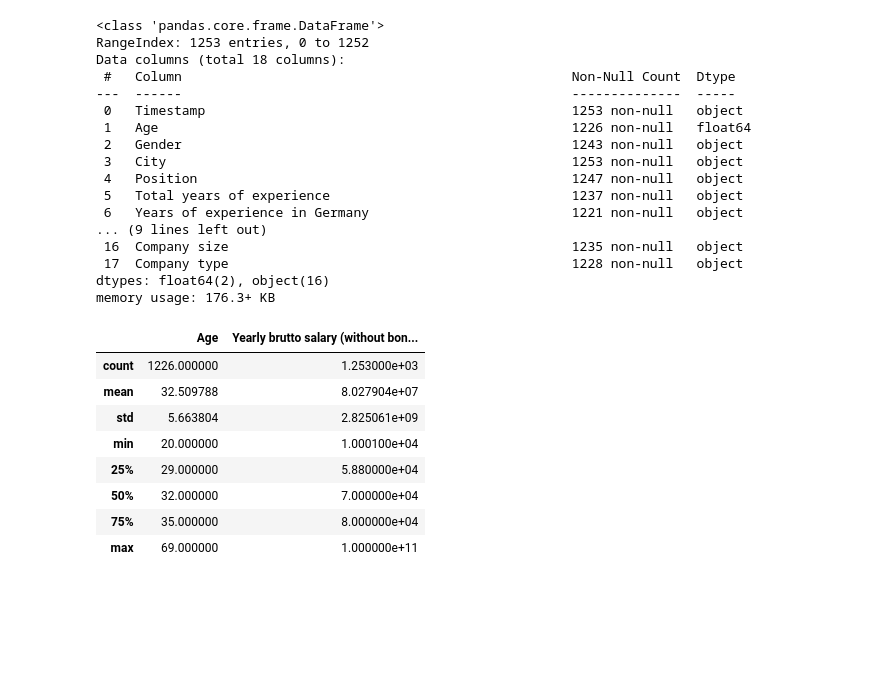
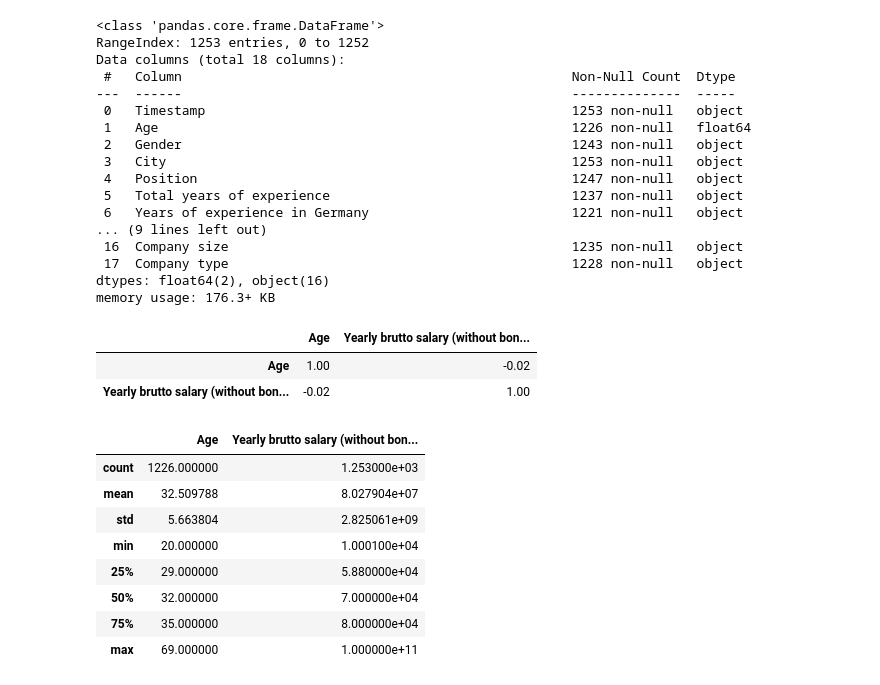
Before and after one commit to SidhST12/ItML_Asn_2_Students, a Jupyter notebook: assignment_2_start.ipynb, the cells around one changed output. Drawn from its saved outputs; the diff is of its cells as text; code cells hidden in the pictures; blank space fills up the shorter version.

```diff
--- a/assignment_2_start.ipynb
+++ b/assignment_2_start.ipynb
@@ -113,3 +103,12 @@ memory usage: 176.3+ KB
+# %%
+## Correlation Matrix
+corr = df.corr()
+corr.style.background_gradient()
+corr.style.background_gradient().set_precision(2)
+# %% [output]
+|  | Age | Yearly brutto salary (without bon... |
+| Age | 1.00 | -0.02 |
+| Yearly brutto salary (without bon... | -0.02 | 1.00 |
 # %%
 df.describe()
 # %% [output]
```
Also changed, not shown: parts of 4 cells of this notebook.
